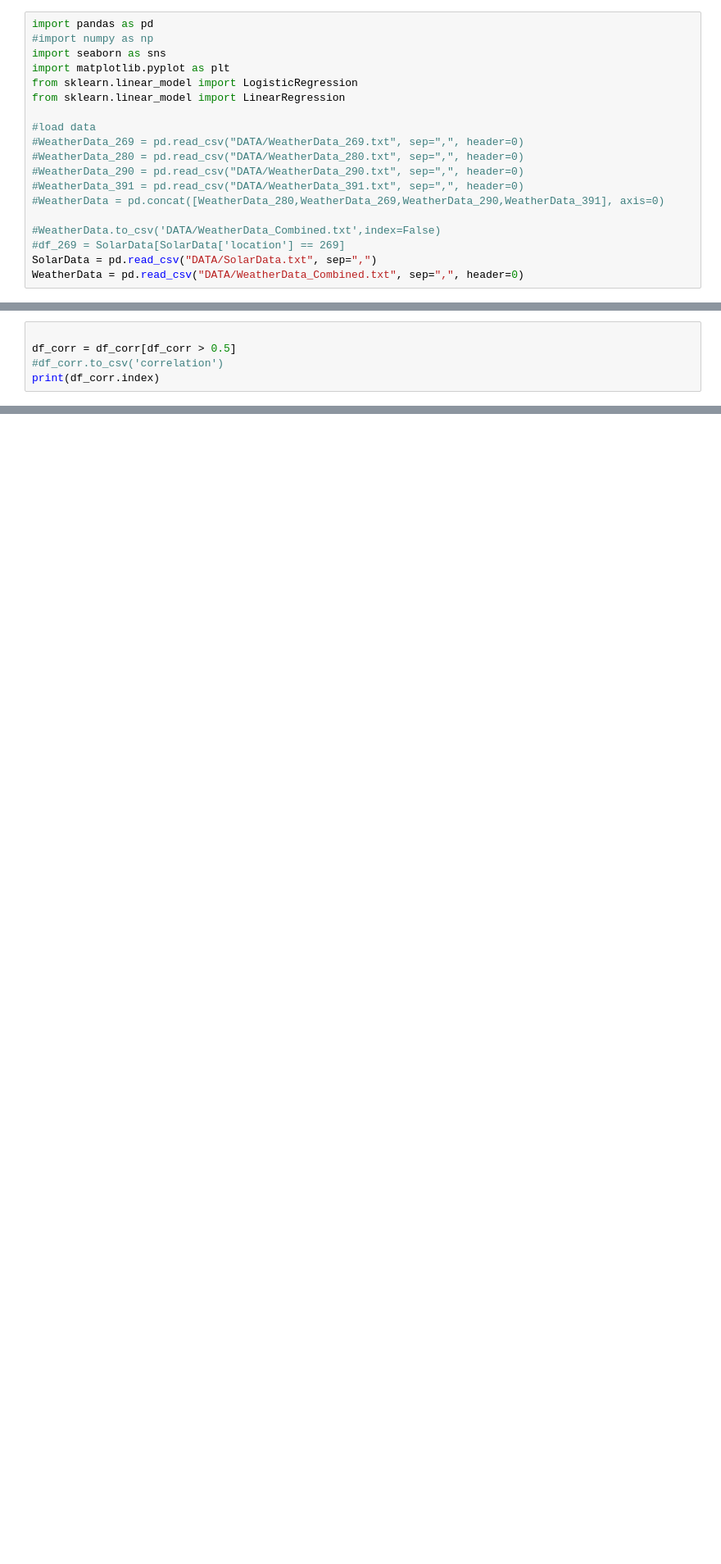
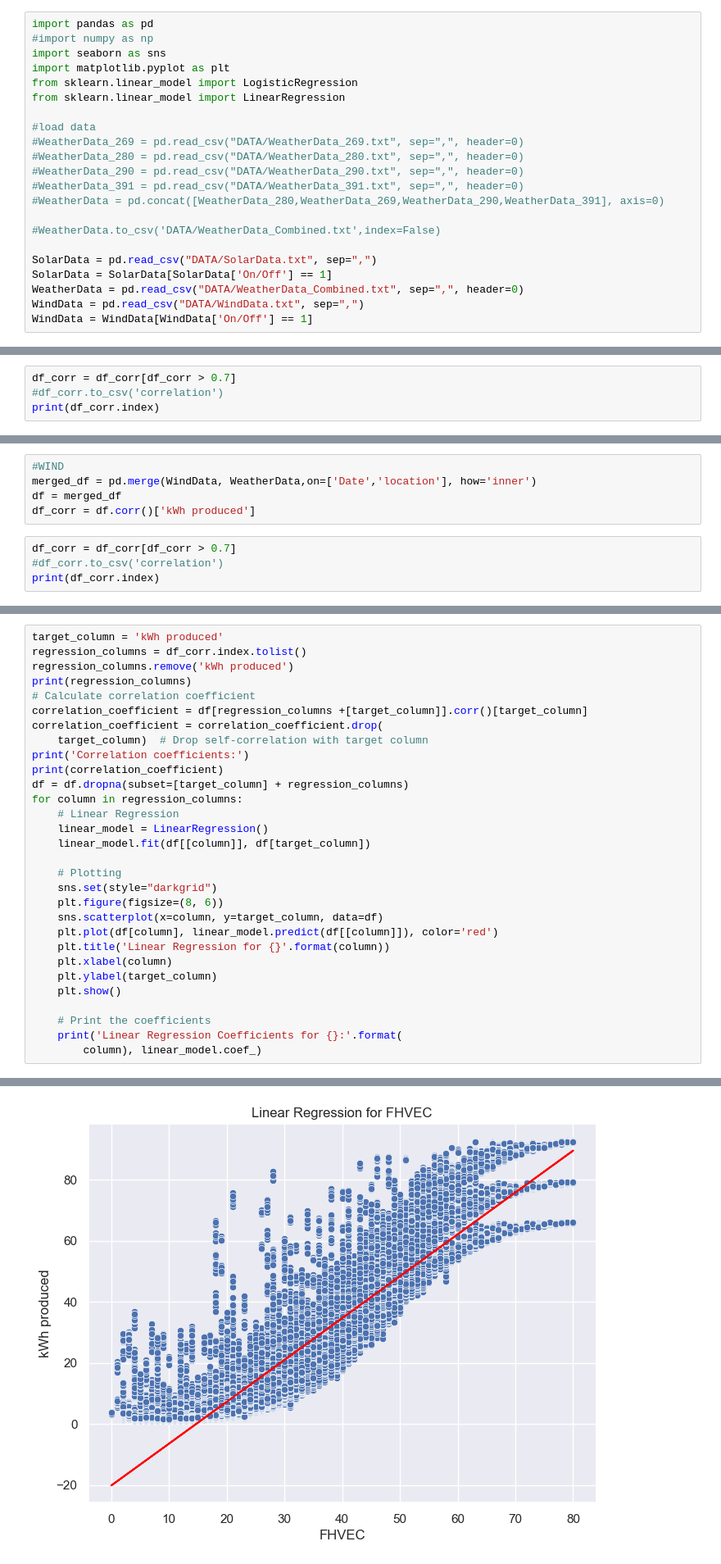
Before and after one commit to MessedUpCat/DataStatisticProjectAT, a Jupyter notebook: ASPECT 3.ipynb, the cells around one changed output, grey strips where cells are left out. Shown at 82% size. Saved outputs shown, nothing was run; the diff lists cells and outputs as text; blank space fills up the shorter version.

```diff
--- a/ASPECT 3.ipynb
+++ b/ASPECT 3.ipynb
@@ -14,7 +14,10 @@ from sklearn.linear_model import LinearRegression
 #WeatherData = pd.concat([WeatherData_280,WeatherData_269,WeatherData_290,WeatherData_391], axis=0)
 
 #WeatherData.to_csv('DATA/WeatherData_Combined.txt',index=False)
-#df_269 = SolarData[SolarData['location'] == 269]
+
 SolarData = pd.read_csv("DATA/SolarData.txt", sep=",")
+SolarData = SolarData[SolarData['On/Off'] == 1]
 WeatherData = pd.read_csv("DATA/WeatherData_Combined.txt", sep=",", header=0)
+WindData = pd.read_csv("DATA/WindData.txt", sep=",")
+WindData = WindData[WindData['On/Off'] == 1]
 # %%
@@ -31,6 +28,5 @@ df_corr = df.corr()['kWh produced'].drop('kWh produced')
 # %%
-
-df_corr = df_corr[df_corr > 0.5]
+df_corr = df_corr[df_corr > 0.7]
 #df_corr.to_csv('correlation')
 print(df_corr.index)
 # %% [output]
@@ -96,0 +64,9 @@ LinearRegression does not accept missing values encoded as NaN natively. For sup
+# %%
+#WIND
+merged_df = pd.merge(WindData, WeatherData,on=['Date','location'], how='inner')
+df = merged_df
+df_corr = df.corr()['kWh produced']
+# %%
+df_corr = df_corr[df_corr > 0.7]
+#df_corr.to_csv('correlation')
+print(df_corr.index)
@@ -96,0 +75,31 @@ LinearRegression does not accept missing values encoded as NaN natively. For sup
+# %%
+target_column = 'kWh produced'
+regression_columns = df_corr.index.tolist()
+regression_columns.remove('kWh produced')
+print(regression_columns)
+# Calculate correlation coefficient
+correlation_coefficient = df[regression_columns +[target_column]].corr()[target_column]
+correlation_coefficient = correlation_coefficient.drop(
+    target_column)  # Drop self-correlation with target column
+print('Correlation coefficients:')
+print(correlation_coefficient)
+df = df.dropna(subset=[target_column] + regression_columns)
+for column in regression_columns:
+    # Linear Regression
+    linear_model = LinearRegression()
+    linear_model.fit(df[[column]], df[target_column])
+
+    # Plotting
+    sns.set(style="darkgrid")
+    plt.figure(figsize=(8, 6))
+    sns.scatterplot(x=column, y=target_column, data=df)
+    plt.plot(df[column], linear_model.predict(df[[column]]), color='red')
+    plt.title('Linear Regression for {}'.format(column))
+    plt.xlabel(column)
+    plt.ylabel(target_column)
+    plt.show()
+
+    # Print the coefficients
+    print('Linear Regression Coefficients for {}:'.format(
+        column), linear_model.coef_)
+# %% [output]
@@ -96,0 +114 @@ LinearRegression does not accept missing values encoded as NaN natively. For sup
+[figure, added]
```
Also changed, not shown: parts of 5 cells of this notebook.
